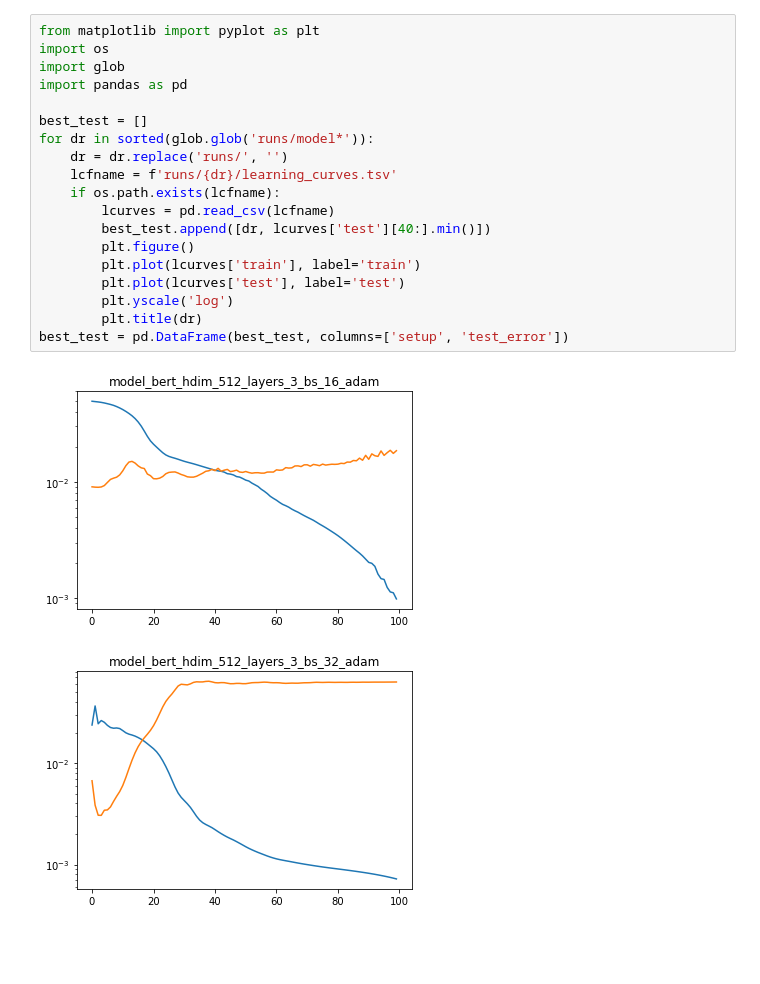
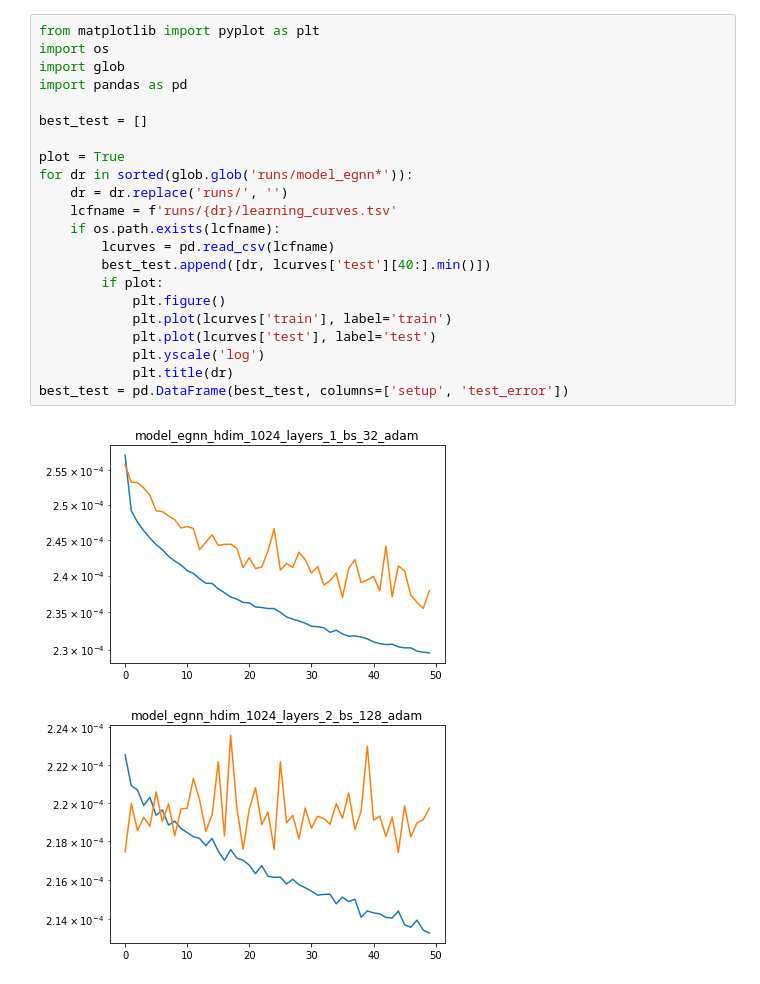
Before and after one commit to dimenwarper/molxspec, a Jupyter notebook: inspect.ipynb, the cells around one changed output. Drawn from its saved outputs; the diff is of its cells as text; blank space fills up the shorter version.

```diff
--- a/inspect.ipynb
+++ b/inspect.ipynb
@@ -1,22 +1,25 @@
 # %%
 from matplotlib import pyplot as plt
 import os
 import glob
 import pandas as pd
 
 best_test = []
-for dr in sorted(glob.glob('runs/model*')):
+
+plot = True
+for dr in sorted(glob.glob('runs/model_egnn*')):
     dr = dr.replace('runs/', '')
     lcfname = f'runs/{dr}/learning_curves.tsv'
     if os.path.exists(lcfname):
         lcurves = pd.read_csv(lcfname)
         best_test.append([dr, lcurves['test'][40:].min()])
-        plt.figure()
-        plt.plot(lcurves['train'], label='train')
-        plt.plot(lcurves['test'], label='test')
-        plt.yscale('log')
-        plt.title(dr)
+        if plot:
+            plt.figure()
+            plt.plot(lcurves['train'], label='train')
+            plt.plot(lcurves['test'], label='test')
+            plt.yscale('log')
+            plt.title(dr)
 best_test = pd.DataFrame(best_test, columns=['setup', 'test_error'])
 # %% [output]
-[figure, old version]
+[figure, new version]
-[figure, old version]
+[figure, new version]
```
Also changed, not shown: parts of 2 cells of this notebook, 8 other files.
